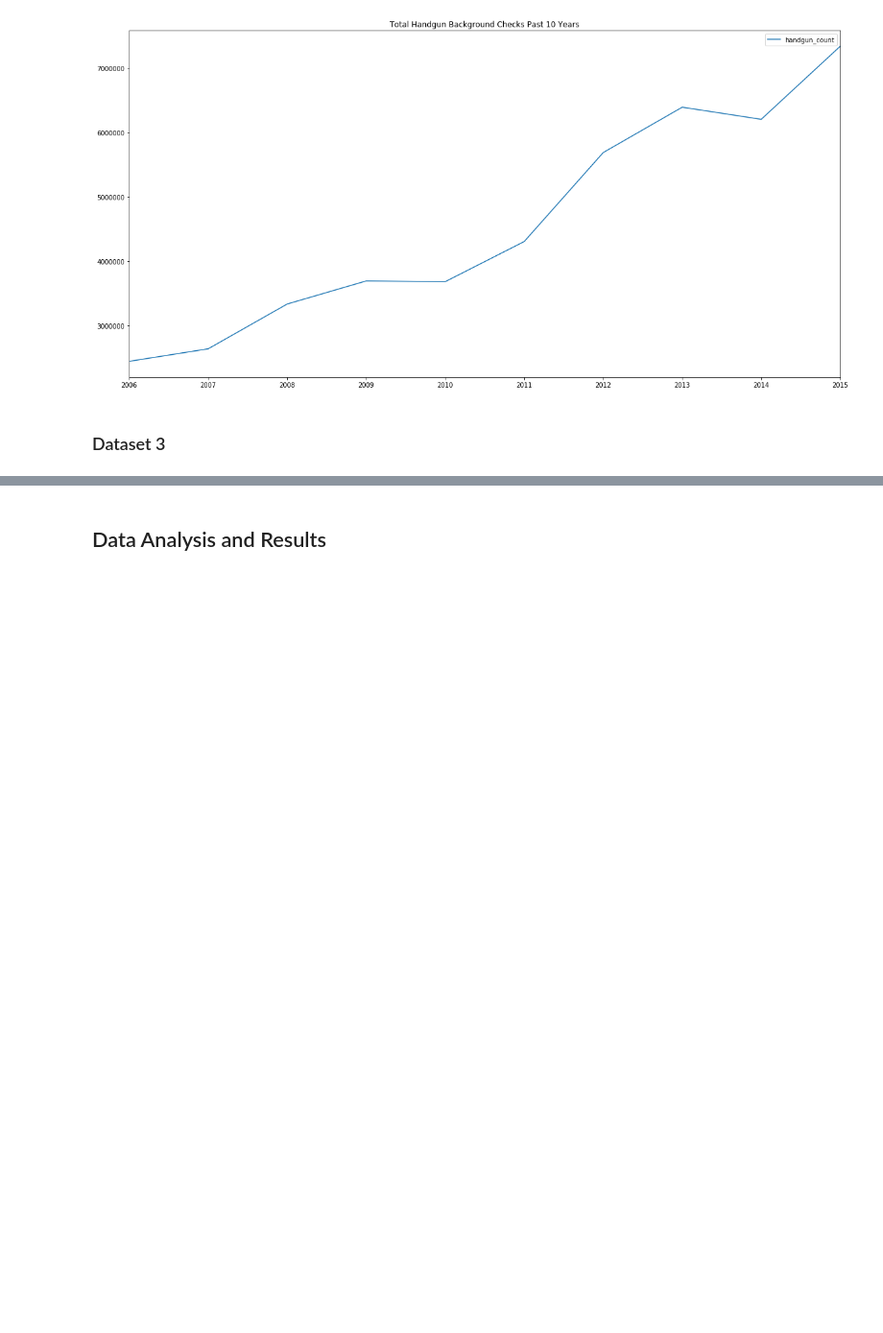
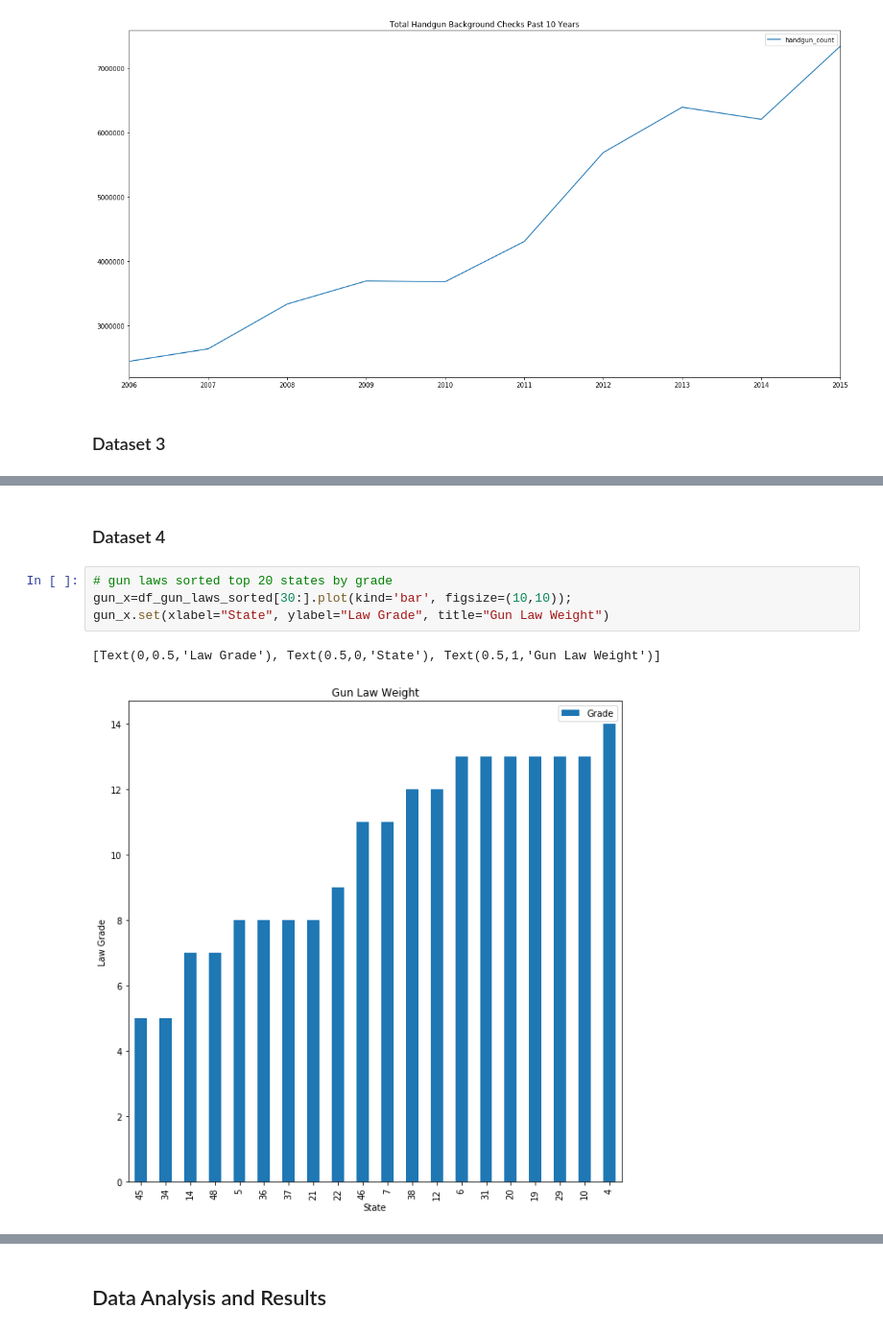
Before and after one commit to tyc024/Cogs108-Final-Project, a Jupyter notebook: FinalProject.ipynb, the cells around one changed output, grey strips where cells are left out. Shown: that part at 96% size. Drawn from its saved outputs; the diff is of its cells as text; blank space fills up the shorter version.

```diff
--- a/FinalProject.ipynb
+++ b/FinalProject.ipynb
@@ -325,0 +414,9 @@ array([[<matplotlib.axes._subplots.AxesSubplot object at 0x...>,
+# %% [markdown]
+### Dataset 4
+# %%
+# gun laws sorted top 20 states by grade
+gun_x=df_gun_laws_sorted[30:].plot(kind='bar', figsize=(10,10));
+gun_x.set(xlabel="State", ylabel="Law Grade", title="Gun Law Weight")
+# %% [output]
+[Text(0,0.5,'Law Grade'), Text(0.5,0,'State'), Text(0.5,1,'Gun Law Weight')]
+[figure, added]
```
Also changed, not shown: parts of 54 cells of this notebook.
